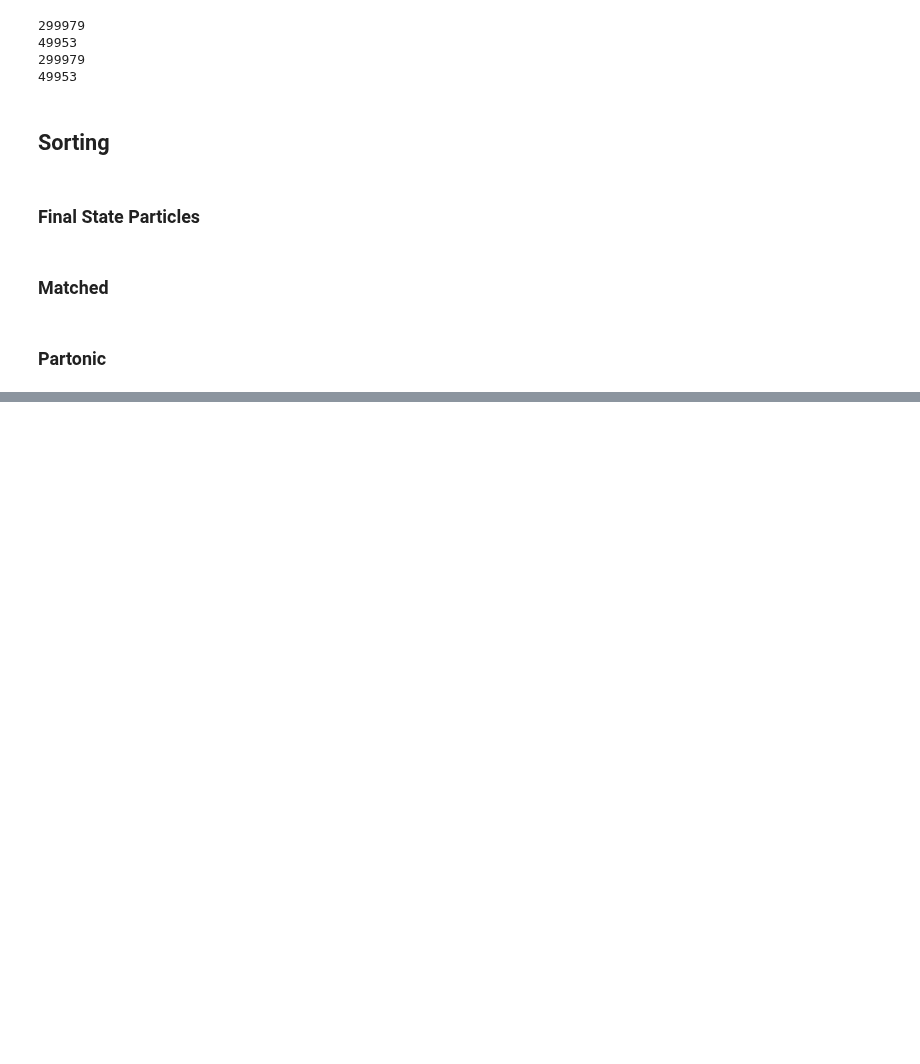
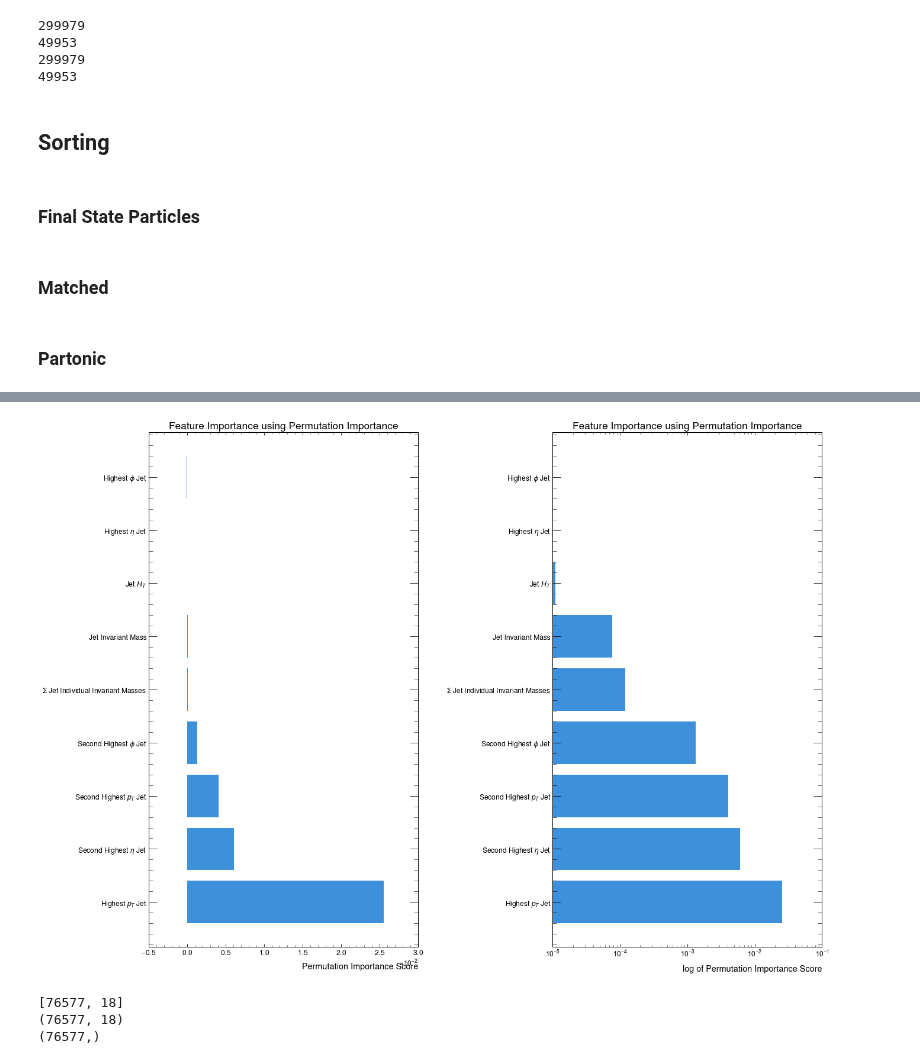
Before and after one commit to archiebrooks02/MPHYS-4Top, a Jupyter notebook: machine_learning_truth_data.ipynb, the cells around one changed output, grey strips where cells are left out. Saved outputs shown, nothing was run; the diff lists cells and outputs as text; code cells hidden in the pictures; blank space fills up the shorter version.

```diff
--- a/machine_learning_truth_data.ipynb
+++ b/machine_learning_truth_data.ipynb
@@ -1676,3 +1134,0 @@ valid_loader = Data.DataLoader(dataset=valid_data,batch_size=batch_size,shuffle=
-# %%
-for batch in train_loader:
-    x_train_batch, y_train_batch = batch
@@ -1848,0 +1716,41 @@ plt.show()
+# %%
+results_reco = permutation_importance(NN_clf_reco, X_test_tensor_reco, y_test_tensor_reco, n_repeats=30, random_state=42)
+feature_names_reco = variable_names_reco
+
+importance_scores_reco = results_reco.importances_mean
+
+feature_importance_reco = sorted(zip(importance_scores_reco), reverse=True)
+
+sorted_indices_reco = np.argsort(importance_scores_reco)[::-1]
+
+sorted_importance_scores_reco = importance_scores_reco[sorted_indices_reco]
+sorted_feature_names_reco = np.array(feature_names_reco)[sorted_indices_reco]
+fig, ax = plt.subplots(1,2,figsize=(20, 15))
+ax[0].barh(sorted_feature_names_reco, sorted_importance_scores_reco, align='center')
+ax[0].set_xlabel('Permutation Importance Score')
+ax[0].set_title('Feature Importance using Permutation Importance')
+
+ax[1].barh(sorted_feature_names_reco, sorted_importance_scores_reco, align='center')
+ax[1].set_xlabel('log of Permutation Importance Score')
+ax[1].set_xscale('log')
+ax[1].set_title('Feature Importance using Permutation Importance')
+plt.subplots_adjust(wspace=0.5)
+plt.show()
+# %% [output]
+[figure, added]
+# %%
+X_partonic = trans_partonic_data_reduced
+y_partonic = labels_partonic
+
+X_train_partonic, X_test_partonic, y_train_partonic, y_test_partonic = train_test_split(X_partonic, y_partonic, test_size=0.33, random_state=seed_value)
+
+scaler = StandardScaler()
+scaler.fit(X_train_partonic)
+
+X_train_scaled_partonic = scaler.transform(X_train_partonic)
+X_test_scaled_partonic = scaler.transform(X_test_partonic)
+X_scaled_partonic = scaler.transform(X_partonic)
+# %% [output]
+[76577, 18]
+(76577, 18)
+(76577,)
```
Also changed, not shown: parts of 65 cells of this notebook.
